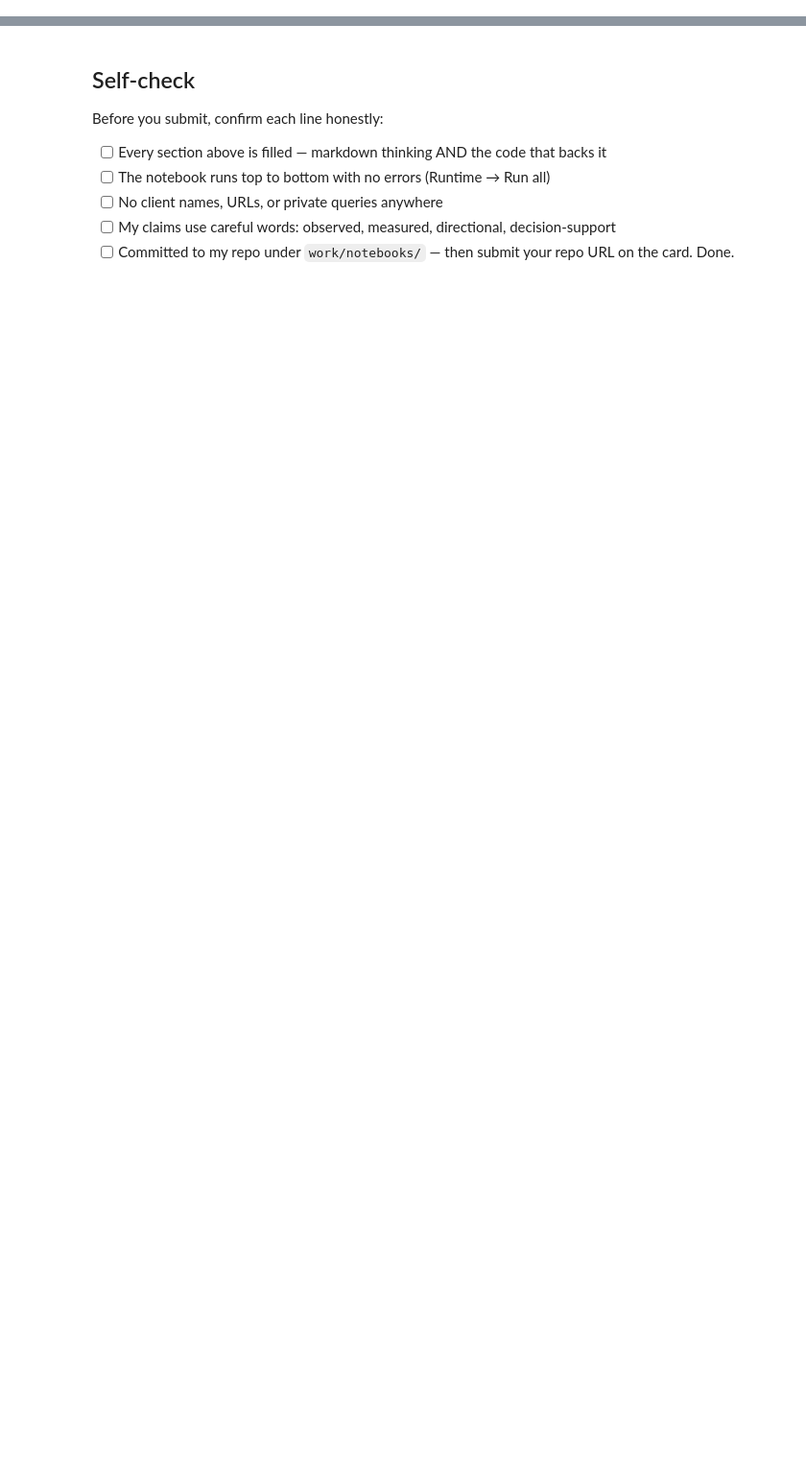
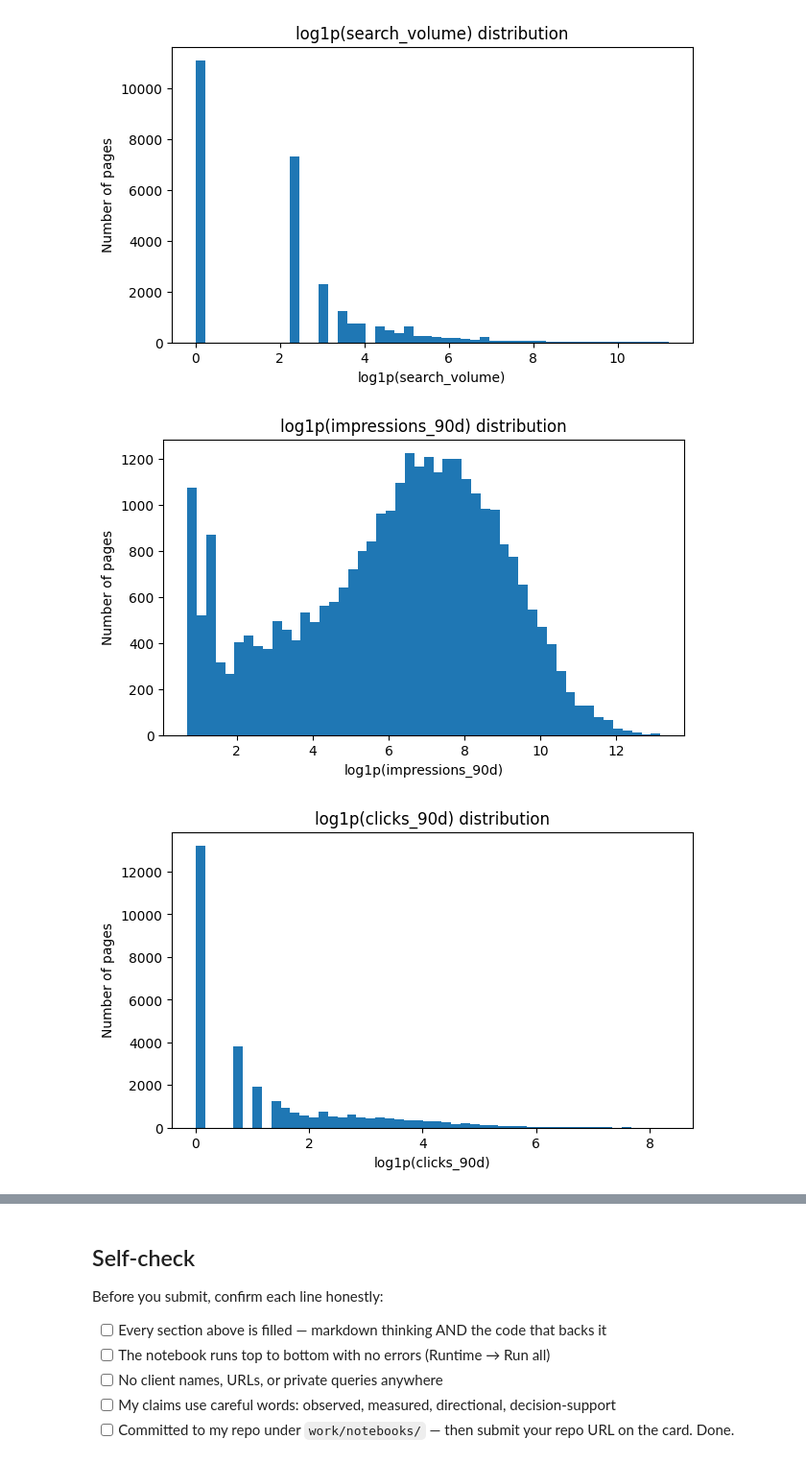
Before and after one commit to smaharx/ml-engineering-playground, a Jupyter notebook: work/notebooks/w04_signal_audit.ipynb, the cells around one changed output, grey strips where cells are left out. Shown at 96% size. Saved outputs shown, nothing was run; the diff lists cells and outputs as text; code cells hidden in the pictures; blank space fills up the shorter version.

Commit message:
audit search intelligence signals and validate baseline assumptions

```diff
--- a/work/notebooks/w04_signal_audit.ipynb
+++ b/work/notebooks/w04_signal_audit.ipynb
@@ -36,0 +87,15 @@ This skeleton is yours to fill. Work the sections **in order** — each one has
+# %%
+# Log-scale summaries for heavy-tailed traffic variables
+
+traffic_cols = [
+    "search_volume",
+    "impressions_90d",
+    "clicks_90d"
+]
+
+log_summary = pd.DataFrame({
+    f"log1p_{col}": np.log1p(df[col])
+    for col in traffic_cols
+}).describe().T
+
+display(log_summary)
@@ -36,0 +107,16 @@ This skeleton is yours to fill. Work the sections **in order** — each one has
+# %%
+# Visual check of the heavy tails
+
+import matplotlib.pyplot as plt
+
+for col in traffic_cols:
+    plt.figure(figsize=(7, 4))
+    plt.hist(np.log1p(df[col].dropna()), bins=50)
+    plt.title(f"log1p({col}) distribution")
+    plt.xlabel(f"log1p({col})")
+    plt.ylabel("Number of pages")
+    plt.show()
+# %% [output]
+[figure, added]
+[figure, added]
+[figure, added]
```
Also changed, not shown: parts of 25 cells of this notebook.
